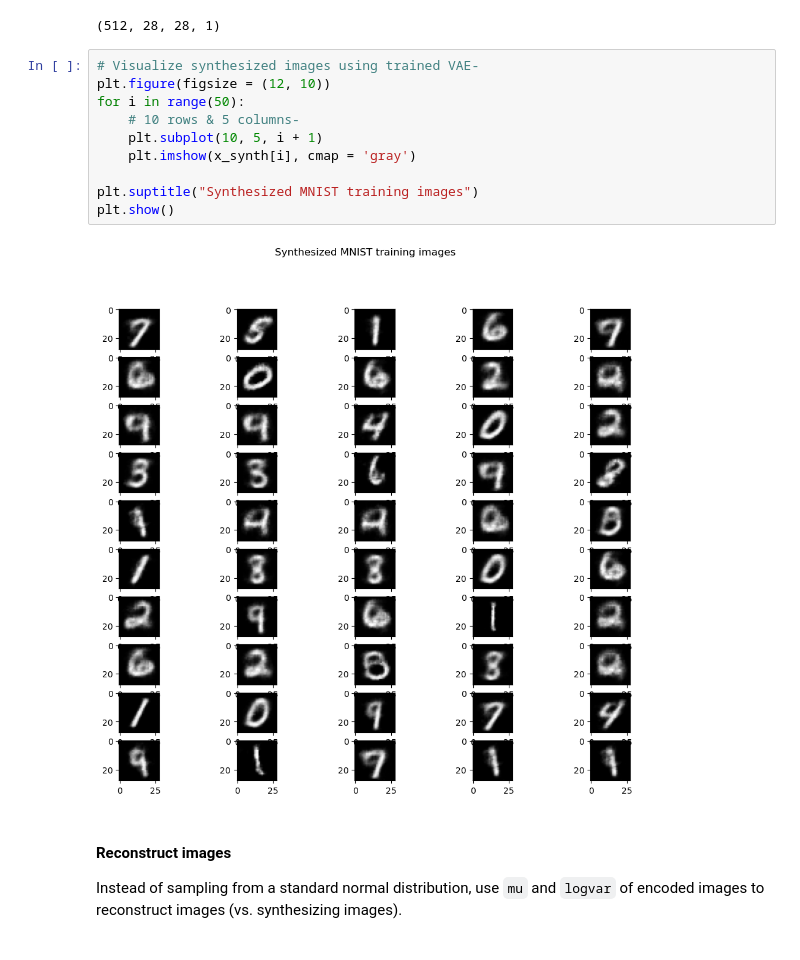
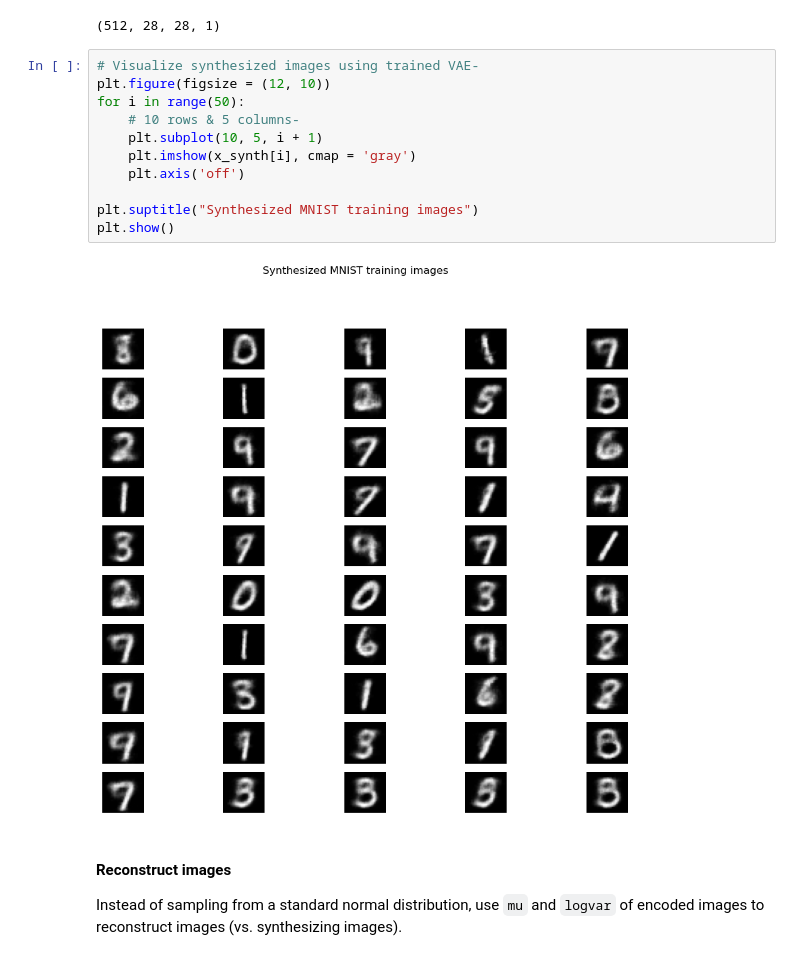
Before and after one commit to arjun-majumdar/Autoencoders_Experiments, a Jupyter notebook: ConvVAE_MNIST-torch.ipynb, the cells around one changed output. Saved outputs shown, nothing was run; the diff lists cells and outputs as text.

```diff
--- a/ConvVAE_MNIST-torch.ipynb
+++ b/ConvVAE_MNIST-torch.ipynb
@@ -675,15 +675,16 @@ x_synth.shape
 # %%
 # Visualize synthesized images using trained VAE-
 plt.figure(figsize = (12, 10))
 for i in range(50):
     # 10 rows & 5 columns-
     plt.subplot(10, 5, i + 1)
     plt.imshow(x_synth[i], cmap = 'gray')
+    plt.axis('off')
 
 plt.suptitle("Synthesized MNIST training images")
 plt.show()
 # %% [output]
-[figure, old version]
+[figure, new version]
 # %% [markdown]
 #### Reconstruct images
 
```
Also changed, not shown: parts of 4 cells of this notebook.
